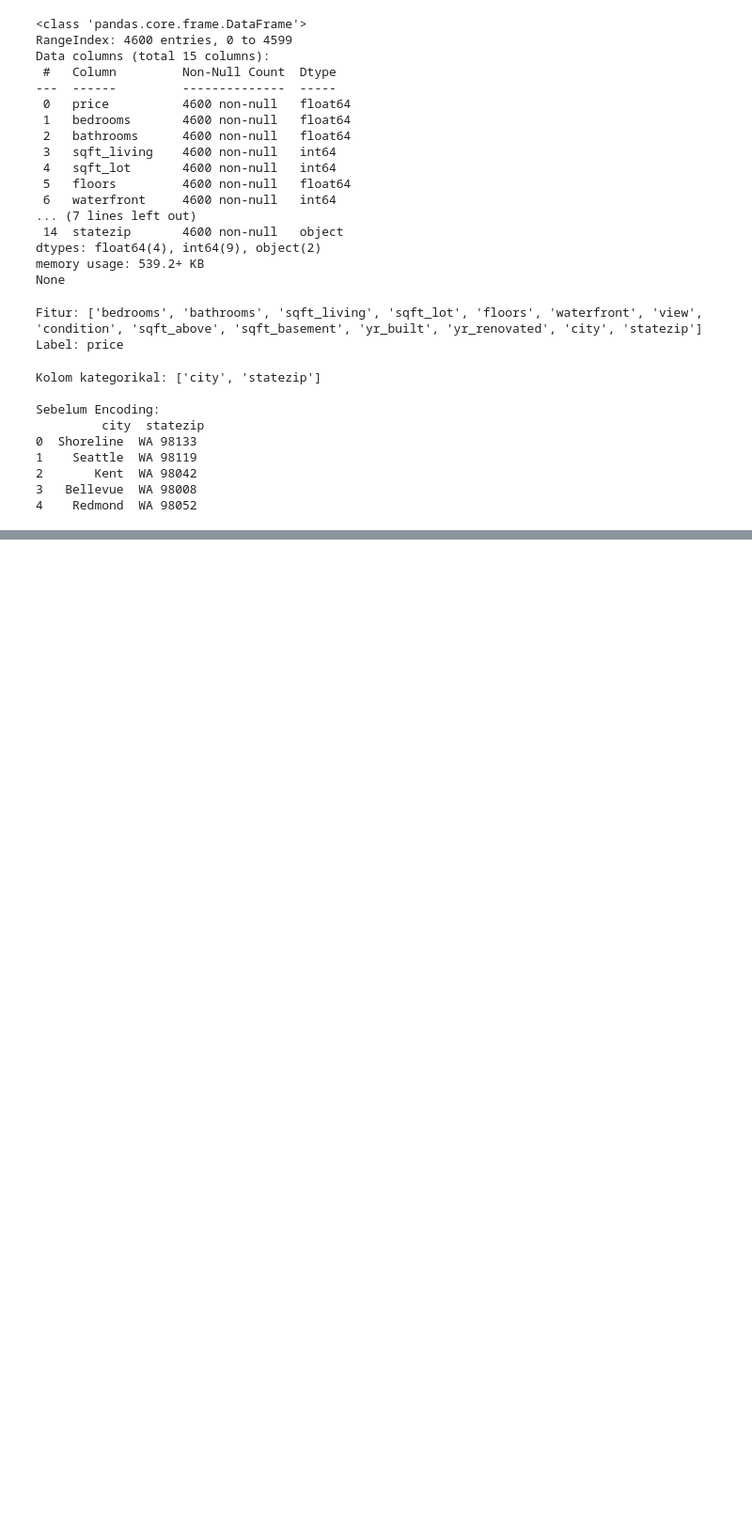
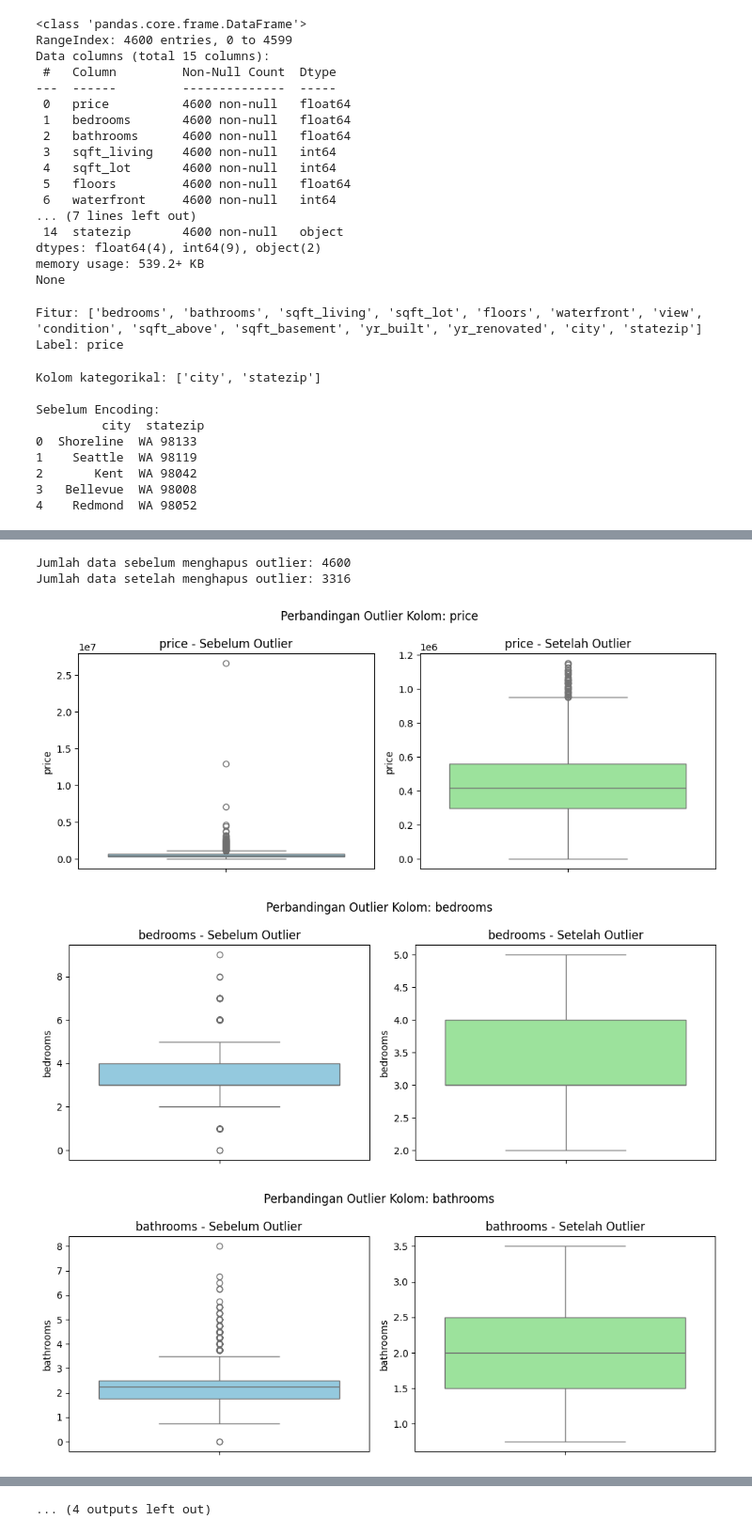
Before and after one commit to salsabiljannaty/House_Price_Prediction, a Jupyter notebook: cleaning.ipynb, the cells around one changed output, grey strips where cells are left out. Shown at 94% size. Drawn from its saved outputs; the diff is of its cells as text; code cells hidden in the pictures; blank space fills up the shorter version.

```diff
--- a/cleaning.ipynb
+++ b/cleaning.ipynb
@@ -39,4 +39,7 @@ print("Label:", df.columns[0])
 # %% [output]
 Fitur: ['bedrooms', 'bathrooms', 'sqft_living', 'sqft_lot', 'floors', 'waterfront', 'view', 'condition', 'sqft_above', 'sqft_basement', 'yr_built', 'yr_renovated', 'city', 'statezip']
 Label: price
+# %%
+y = df["price"]
+X = df.drop(columns=["price"])
 # %%
@@ -56,3 +57,12 @@ Sebelum Encoding:
 2       Kent  WA 98042
 3   Bellevue  WA 98008
 4    Redmond  WA 98052
+# %%
+# Label encoding
+for col in categorical_cols:
+    le = LabelEncoder()
+    X[col] = le.fit_transform(X[col])
+    label_encoders[col] = le
+
+# Update kembali ke df
+df[X.columns] = X
@@ -58,0 +79,47 @@ Sebelum Encoding:
+# %%
+import pandas as pd
+import matplotlib.pyplot as plt
+import seaborn as sns
+
+# Salin data
+df_no_outliers = df.copy()
+df_before = df.copy()  # Simpan salinan sebelum outlier dihapus
+
+# Hanya kolom numerik
+numeric_cols = df.select_dtypes(include=['int64', 'float64']).columns
+
+print("Jumlah data sebelum menghapus outlier:", len(df_before))
+
+# Hapus outlier per kolom numerik
+for col in numeric_cols:
+    Q1 = df_no_outliers[col].quantile(0.25)
+    Q3 = df_no_outliers[col].quantile(0.75)
+    IQR = Q3 - Q1
+    lower_bound = Q1 - 1.5 * IQR
+    upper_bound = Q3 + 1.5 * IQR
+
+    df_no_outliers = df_no_outliers[
+        (df_no_outliers[col] >= lower_bound) & (df_no_outliers[col] <= upper_bound)
+    ]
+
+print("Jumlah data setelah menghapus outlier:", len(df_no_outliers))
+
+# === Visualisasi per fitur ===
+for col in numeric_cols:
+    fig, axes = plt.subplots(1, 2, figsize=(10, 4))
+
+    sns.boxplot(y=df_before[col], ax=axes[0], color="skyblue")
+    axes[0].set_title(f'{col} - Sebelum Outlier')
+
+    sns.boxplot(y=df_no_outliers[col], ax=axes[1], color="lightgreen")
+    axes[1].set_title(f'{col} - Setelah Outlier')
+
+    plt.suptitle(f'Perbandingan Outlier Kolom: {col}')
+    plt.tight_layout()
+    plt.show()
+# %% [output]
+Jumlah data sebelum menghapus outlier: 4600
+Jumlah data setelah menghapus outlier: 3316
+[figure, added]
+[figure, added]
+[figure, added]
@@ -58,0 +134 @@ Sebelum Encoding:
+... (4 outputs left out)
```
Also changed, not shown: parts of 4 cells of this notebook, 14 other files.
